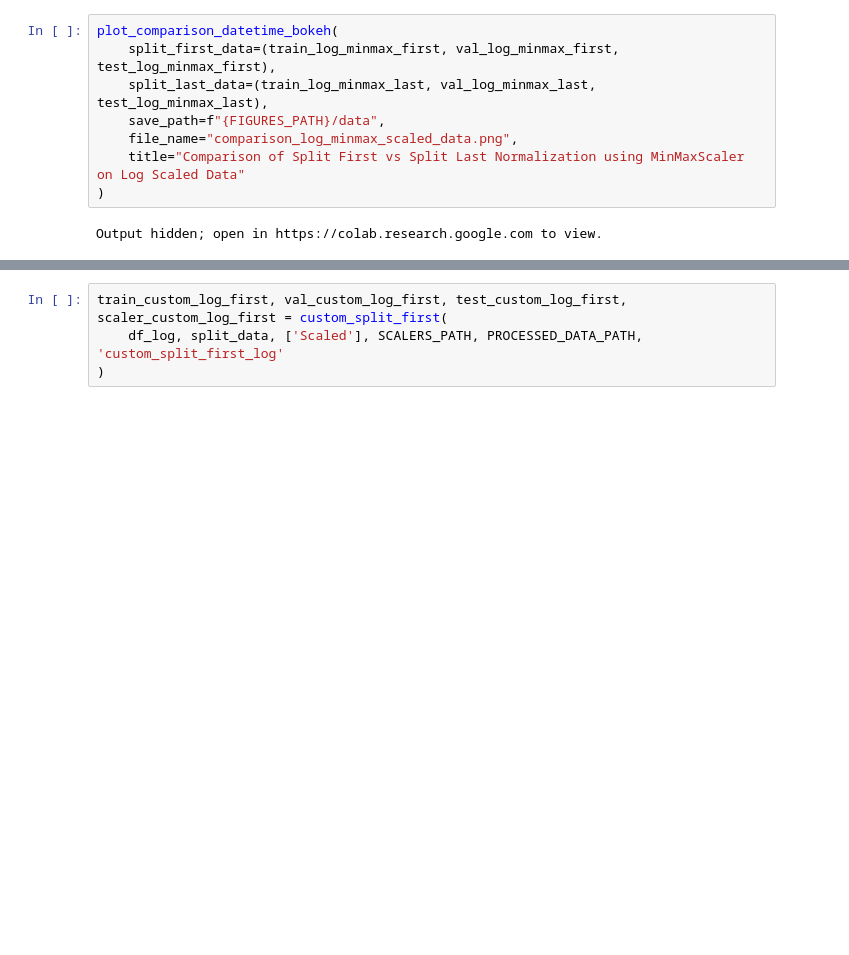
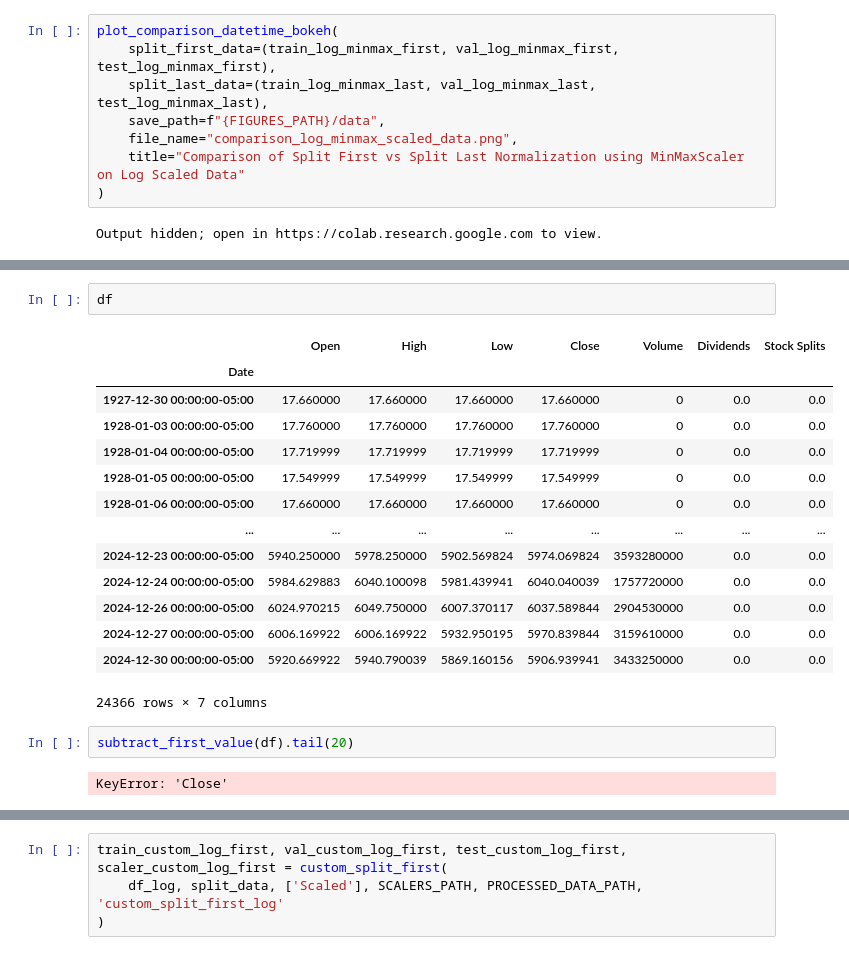
Before and after one commit to CsongiBojte/Stock-market-prediction-using-neural-network, a Jupyter notebook: models/lstm/notebooks/data_preprocessing.ipynb, the cells around one changed output, grey strips where cells are left out. Drawn from its saved outputs; the diff is of its cells as text; blank space fills up the shorter version.

```diff
--- a/models/lstm/notebooks/data_preprocessing.ipynb
+++ b/models/lstm/notebooks/data_preprocessing.ipynb
@@ -474,0 +338,21 @@ TypeError: cannot unpack non-iterable NoneType object
+# %%
+df
+# %% [output]
+|  | Open | High | Low | Close | Volume | Dividends | Stock Splits |
+| Date |  |  |  |  |  |  |  |
+| 1927-12-30 00:00:00-05:00 | 17.660000 | 17.660000 | 17.660000 | 17.660000 | 0 | 0.0 | 0.0 |
+| 1928-01-03 00:00:00-05:00 | 17.760000 | 17.760000 | 17.760000 | 17.760000 | 0 | 0.0 | 0.0 |
+| 1928-01-04 00:00:00-05:00 | 17.719999 | 17.719999 | 17.719999 | 17.719999 | 0 | 0.0 | 0.0 |
+| 1928-01-05 00:00:00-05:00 | 17.549999 | 17.549999 | 17.549999 | 17.549999 | 0 | 0.0 | 0.0 |
+| 1928-01-06 00:00:00-05:00 | 17.660000 | 17.660000 | 17.660000 | 17.660000 | 0 | 0.0 | 0.0 |
+| ... | ... | ... | ... | ... | ... | ... | ... |
+| 2024-12-23 00:00:00-05:00 | 5940.250000 | 5978.250000 | 5902.569824 | 5974.069824 | 3593280000 | 0.0 | 0.0 |
+| 2024-12-24 00:00:00-05:00 | 5984.629883 | 6040.100098 | 5981.439941 | 6040.040039 | 1757720000 | 0.0 | 0.0 |
+| 2024-12-26 00:00:00-05:00 | 6024.970215 | 6049.750000 | 6007.370117 | 6037.589844 | 2904530000 | 0.0 | 0.0 |
+| 2024-12-27 00:00:00-05:00 | 6006.169922 | 6006.169922 | 5932.950195 | 5970.839844 | 3159610000 | 0.0 | 0.0 |
+| 2024-12-30 00:00:00-05:00 | 5920.669922 | 5940.790039 | 5869.160156 | 5906.939941 | 3433250000 | 0.0 | 0.0 |
+24366 rows × 7 columns
+# %%
+subtract_first_value(df).tail(20)
+# %% [output]
+KeyError: 'Close'
```
Also changed, not shown: parts of 14 cells of this notebook, 14 other files.
